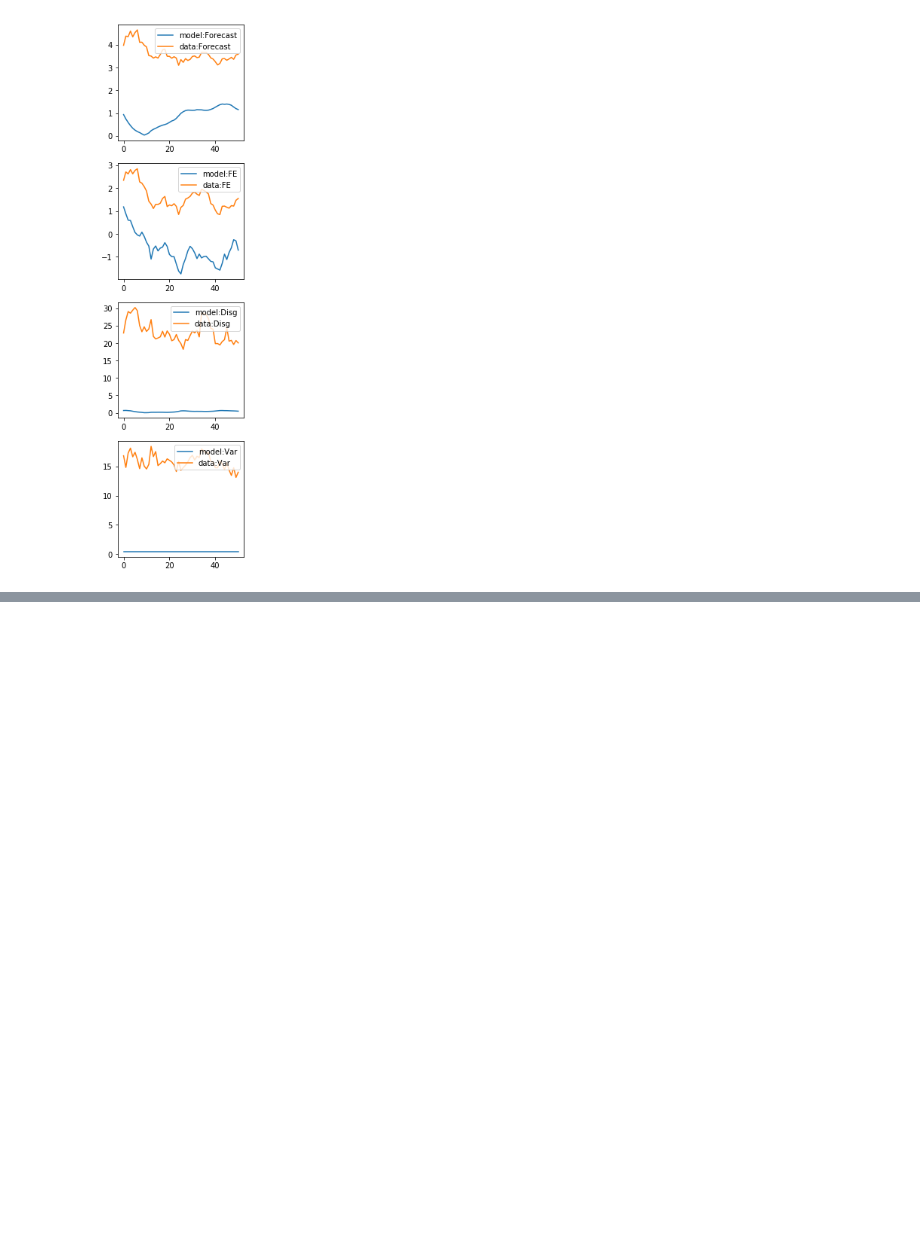
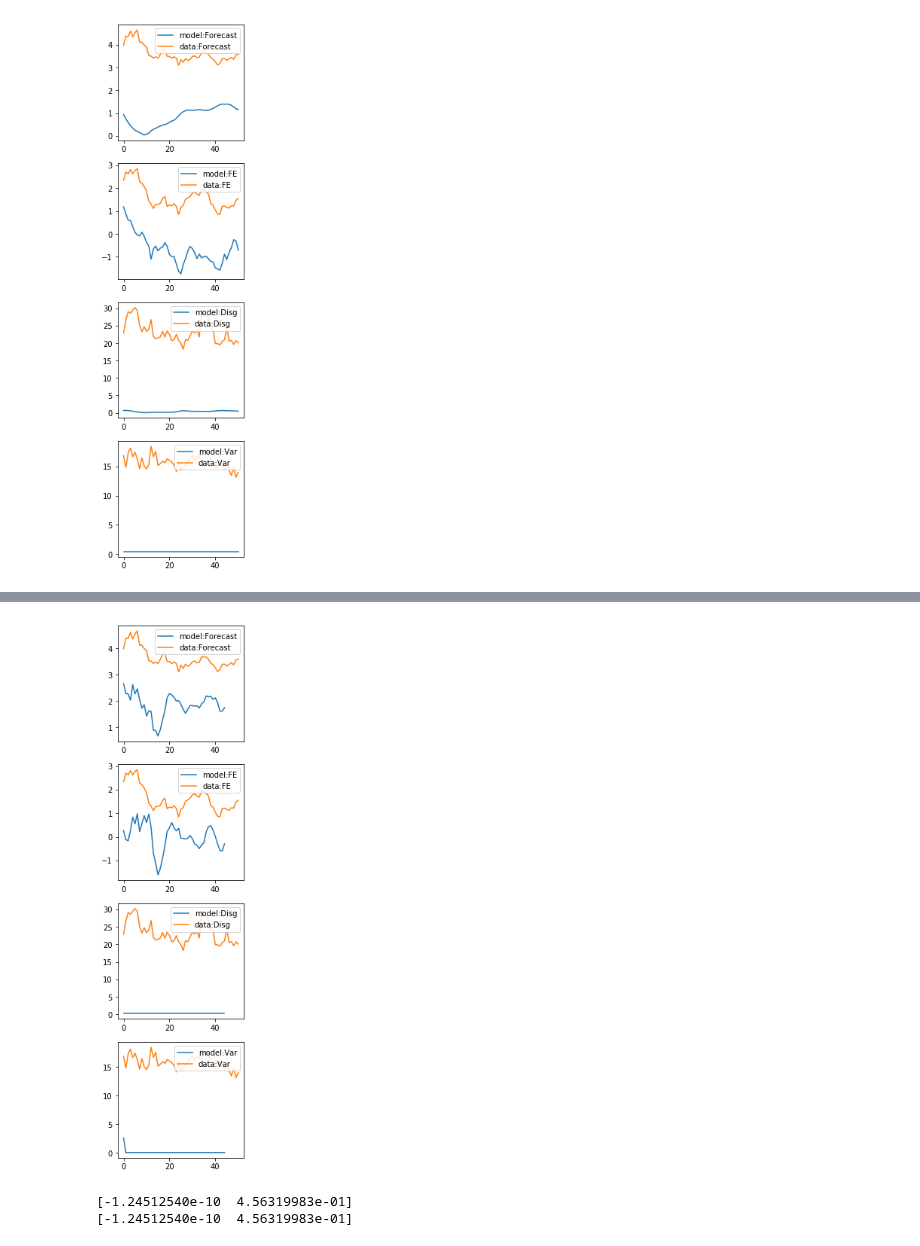
Before and after one commit to TaoWangEcon/ExpProject, a Jupyter notebook: workingfolder/python/DoEstimationWithData.ipynb, the cells around one changed output, grey strips where cells are left out. Saved outputs shown, nothing was run; the diff lists cells and outputs as text; code cells hidden in the pictures; blank space fills up the shorter version.

```diff
--- a/workingfolder/python/DoEstimationWithData.ipynb
+++ b/workingfolder/python/DoEstimationWithData.ipynb
@@ -248,0 +277,34 @@ ForecastPlotDiag(SE_est,data_moms_dct_SCE)
+# %%
+## NI estimation for SCE
+
+real_time = np.array(SCE_est['RTCPI'])
+data_moms_dct = data_moms_dct_SCE
+
+process_paraM_est = {'rho':rhoM_est,
+                    'sigma':sigmaM_est}
+
+NI_model2 = ni(real_time = real_time,process_para = process_paraM_est)
+NI_model2.SimulateSignals()
+NI_model2.GetRealization(realized_CPI)
+NI_model2.GetDataMoments(data_moms_dct)
+NI_model2.ParaEstimate()
+
+sigmas_est_SCE = NI_model.para_est
+# %%
+## compare the data with estimation for SPF
+NI_para_est_SCE = {"sigma_pb":sigmas_est_SCE[0],
+                  "sigma_pr":sigmas_est_SCE[1],}
+
+NI_model.exp_para = NI_para_est_SCE
+NI_est = NI_model.NIForecaster()
+
+NIplot = ForecastPlotDiag(NI_est,data_moms_dct_SCE)
+#sigmas_est_SPF
+# %% [output]
+[figure, added]
+# %%
+print(sigmas_est_SPF)
+print(sigmas_est_SCE)
+# %% [output]
+[-1.24512540e-10  4.56319983e-01]
+[-1.24512540e-10  4.56319983e-01]
```
Also changed, not shown: parts of 10 cells of this notebook, 2 other files.
